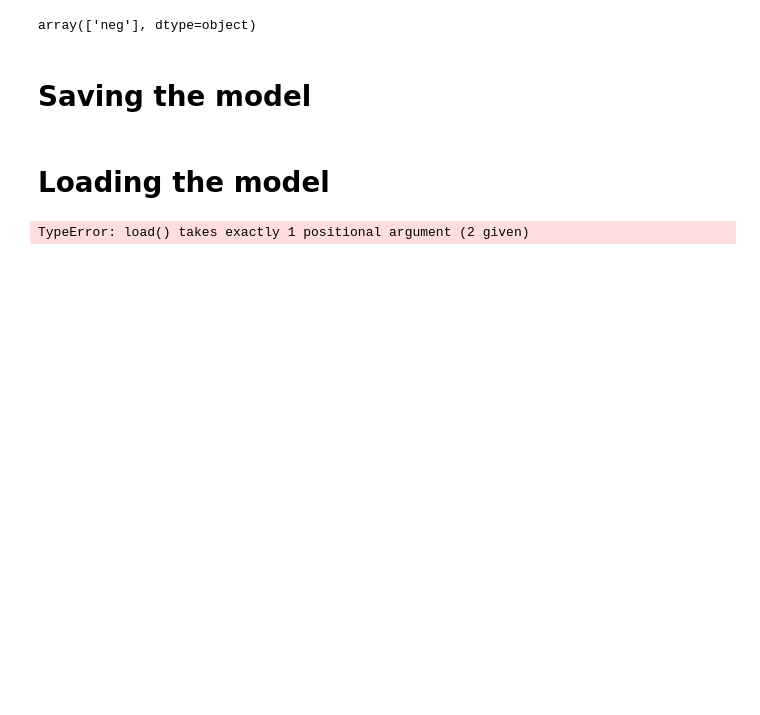
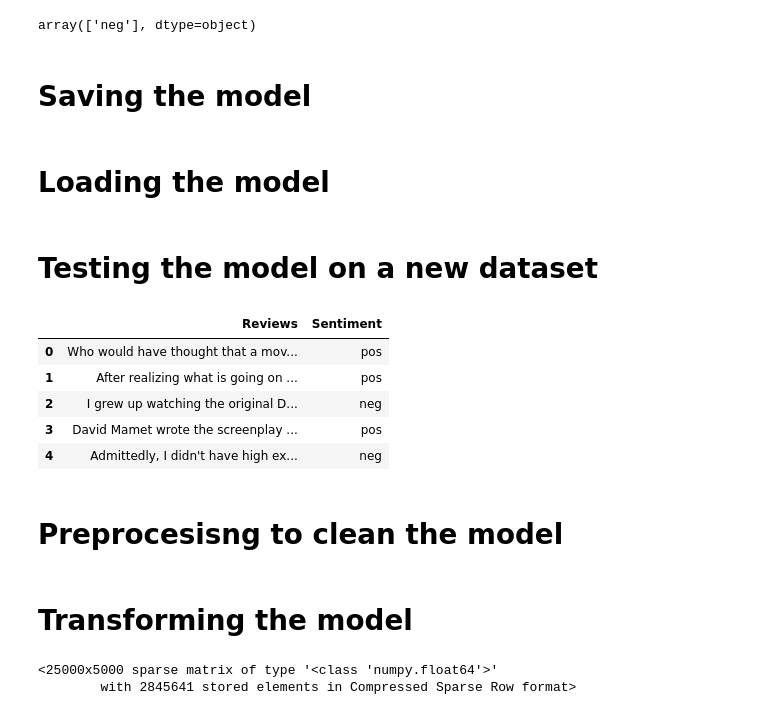
Before and after one commit to godwinnwalozie/IMDB-Movie-Reviews-Sentiment-Analysis-50k, a Jupyter notebook: sentiment_analysis_sklearn.ipynb, the cells around one changed output. Saved outputs shown, nothing was run; the diff lists cells and outputs as text; code cells hidden in the pictures; blank space fills up the shorter version.

```diff
--- a/sentiment_analysis_sklearn.ipynb
+++ b/sentiment_analysis_sklearn.ipynb
@@ -148,6 +173,19 @@ pickle.dump(clf, open('prediction.pkl', 'wb'))
 # %% [markdown]
 # Loading the model
 # %%
-loaded_model = pickle.load('prediction.pkl', 'rb')
+loaded_model = pickle.load(open('prediction.pkl', 'rb'))
-# %% [output]
-TypeError: load() takes exactly 1 positional argument (2 given)
+# %%
+df_test = pd.read_excel('test.xlsx')
+# %% [markdown]
+# Testing the model on a new dataset
+# %%
+df_test[:5]
+# %% [output]
+|  | Reviews | Sentiment |
+| 0 | Who would have thought that a mov... | pos |
+| 1 | After realizing what is going on ... | pos |
+| 2 | I grew up watching the original D... | neg |
+| 3 | David Mamet wrote the screenplay ... | pos |
+| 4 | Admittedly, I didn't have high ex... | neg |
+# %% [markdown]
+# Preprocesisng to clean the model
@@ -153,0 +197,2 @@ TypeError: load() takes exactly 1 positional argument (2 given)
+# %% [markdown]
+# Transforming the model
@@ -153,0 +201,5 @@ TypeError: load() takes exactly 1 positional argument (2 given)
+# %%
+testing
+# %% [output]
+<25000x5000 sparse matrix of type '<class 'numpy.float64'>'
+        with 2845641 stored elements in Compressed Sparse Row format>
```
Also changed, not shown: parts of 21 cells of this notebook.
